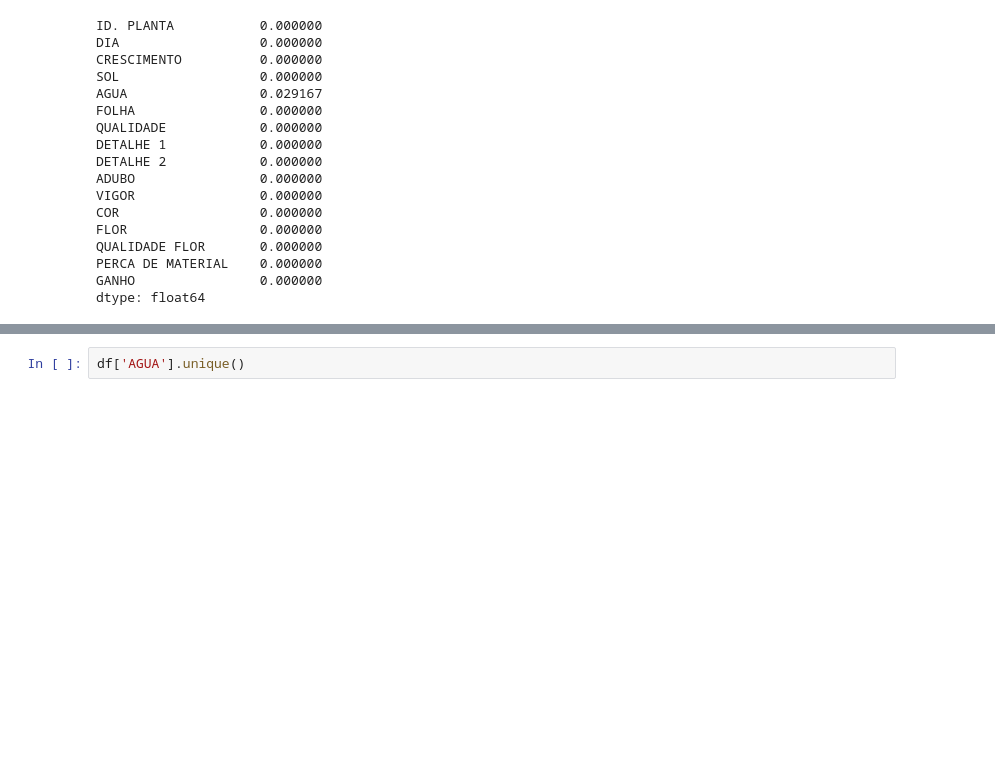
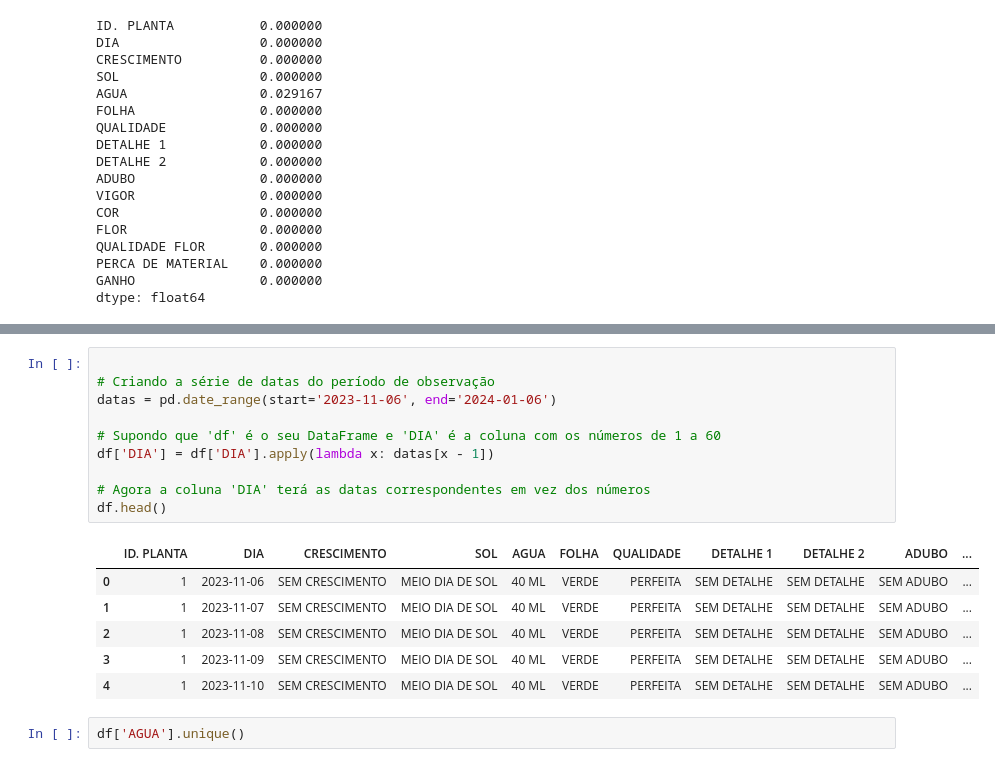
Before and after one commit to leaop/Graduation, a Jupyter notebook: 5 semestre/PIC/projeto.ipynb, the cells around one changed output, grey strips where cells are left out. Cells and saved outputs as stored; diff of their text form; blank space fills up the shorter version.

```diff
--- a/5 semestre/PIC/projeto.ipynb
+++ b/5 semestre/PIC/projeto.ipynb
@@ -321,3 +331,20 @@ dtype: float64
+# %%
+
+# Criando a série de datas do período de observação
+datas = pd.date_range(start='2023-11-06', end='2024-01-06')
+
+# Supondo que 'df' é o seu DataFrame e 'DIA' é a coluna com os números de 1 a 60
+df['DIA'] = df['DIA'].apply(lambda x: datas[x - 1])
+
+# Agora a coluna 'DIA' terá as datas correspondentes em vez dos números
+df.head()
+# %% [output]
+|  | ID. PLANTA | DIA | CRESCIMENTO | SOL | AGUA | FOLHA | QUALIDADE | DETALHE 1 | DETALHE 2 | ADUBO | ... |
+| 0 | 1 | 2023-11-06 | SEM CRESCIMENTO | MEIO DIA DE SOL | 40 ML | VERDE | PERFEITA | SEM DETALHE | SEM DETALHE | SEM ADUBO | ... |
+| 1 | 1 | 2023-11-07 | SEM CRESCIMENTO | MEIO DIA DE SOL | 40 ML | VERDE | PERFEITA | SEM DETALHE | SEM DETALHE | SEM ADUBO | ... |
+| 2 | 1 | 2023-11-08 | SEM CRESCIMENTO | MEIO DIA DE SOL | 40 ML | VERDE | PERFEITA | SEM DETALHE | SEM DETALHE | SEM ADUBO | ... |
+| 3 | 1 | 2023-11-09 | SEM CRESCIMENTO | MEIO DIA DE SOL | 40 ML | VERDE | PERFEITA | SEM DETALHE | SEM DETALHE | SEM ADUBO | ... |
+| 4 | 1 | 2023-11-10 | SEM CRESCIMENTO | MEIO DIA DE SOL | 40 ML | VERDE | PERFEITA | SEM DETALHE | SEM DETALHE | SEM ADUBO | ... |
 # %%
 df['AGUA'].unique()
 # %% [output]
```
Also changed, not shown: parts of 7 cells of this notebook, 2 other files.
